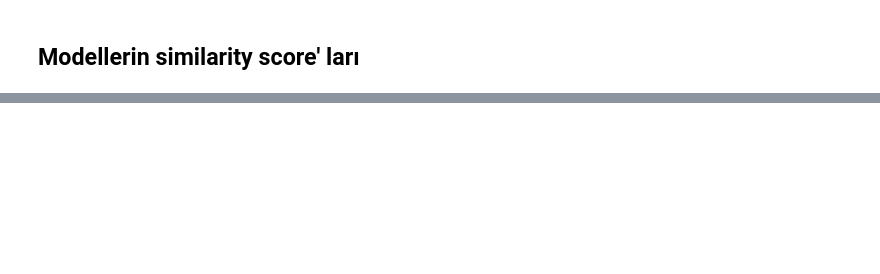
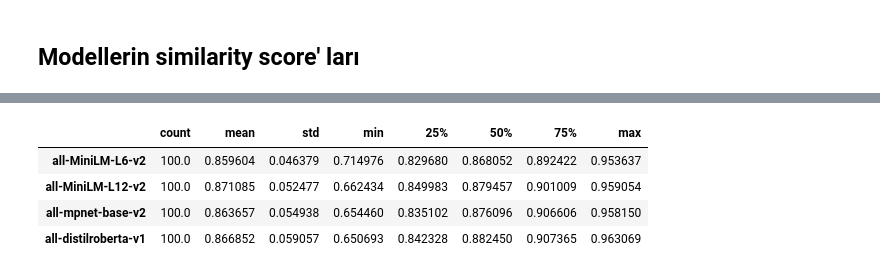
Before and after one commit to kadirculha/EngilishSimilarity, a Jupyter notebook: similarity_models.ipynb, the cells around one changed output, grey strips where cells are left out. Cells and saved outputs as stored; diff of their text form; code cells hidden in the pictures; blank space fills up the shorter version.

```diff
--- a/similarity_models.ipynb
+++ b/similarity_models.ipynb
@@ -175,0 +170,8 @@ df.head()
+# %%
+df.describe().T
+# %% [output]
+|  | count | mean | std | min | 25% | 50% | 75% | max |
+| all-MiniLM-L6-v2 | 100.0 | 0.859604 | 0.046379 | 0.714976 | 0.829680 | 0.868052 | 0.892422 | 0.953637 |
+| all-MiniLM-L12-v2 | 100.0 | 0.871085 | 0.052477 | 0.662434 | 0.849983 | 0.879457 | 0.901009 | 0.959054 |
+| all-mpnet-base-v2 | 100.0 | 0.863657 | 0.054938 | 0.654460 | 0.835102 | 0.876096 | 0.906606 | 0.958150 |
+| all-distilroberta-v1 | 100.0 | 0.866852 | 0.059057 | 0.650693 | 0.842328 | 0.882450 | 0.907365 | 0.963069 |
```
Also changed, not shown: parts of 7 cells of this notebook, 2 other files.
